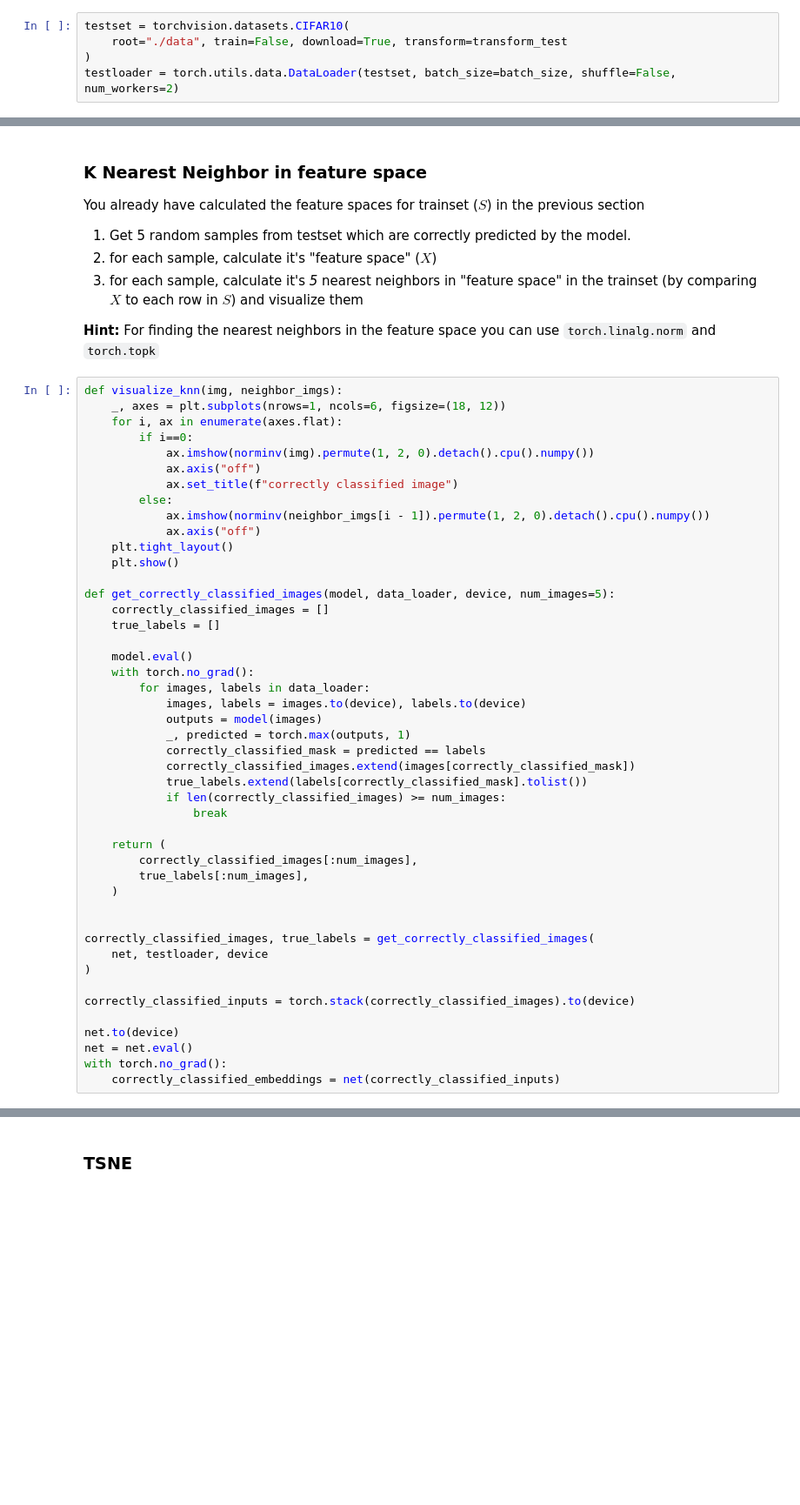
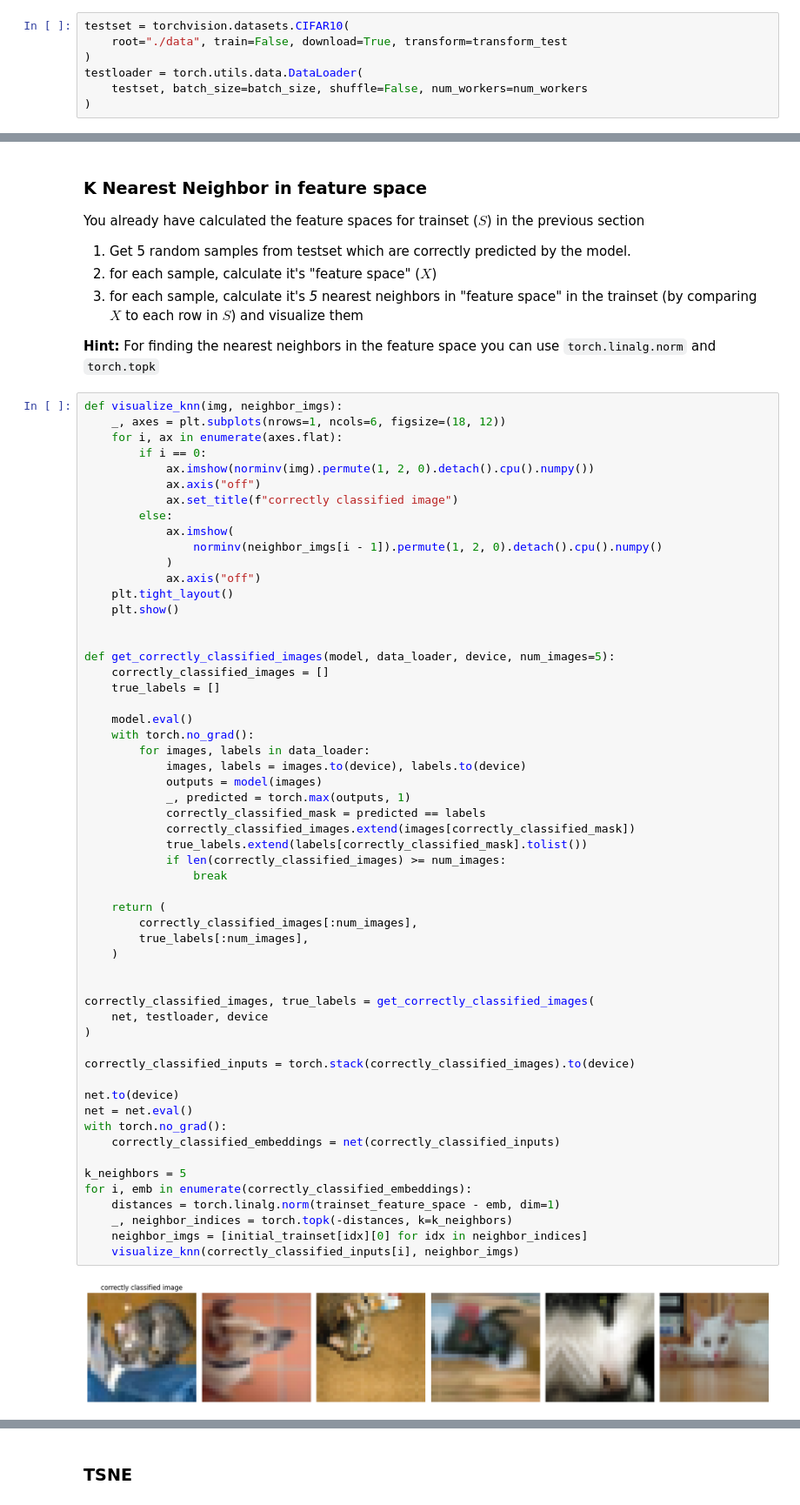
Before and after one commit to sehbeygi79/CIFAR10-Classification-Colorization, a Jupyter notebook: CIFAR10_Classification_And_Colorization.ipynb, the cells around one changed output, grey strips where cells are left out. Shown at 87% size. Saved outputs shown, nothing was run; the diff lists cells and outputs as text; blank space fills up the shorter version.

```diff
--- a/CIFAR10_Classification_And_Colorization.ipynb
+++ b/CIFAR10_Classification_And_Colorization.ipynb
@@ -114,7 +121,9 @@ valloader = torch.utils.data.DataLoader(valset, batch_size=batch_size, shuffle=F
 testset = torchvision.datasets.CIFAR10(
     root="./data", train=False, download=True, transform=transform_test
 )
-testloader = torch.utils.data.DataLoader(testset, batch_size=batch_size, shuffle=False, num_workers=2)
+testloader = torch.utils.data.DataLoader(
+    testset, batch_size=batch_size, shuffle=False, num_workers=num_workers
+)
 # %% [output]
 Files already downloaded and verified
 # %% [markdown]
@@ -756,45 +650,57 @@ You already have calculated the feature spaces for trainset ($S$) in the previou
 def visualize_knn(img, neighbor_imgs):
     _, axes = plt.subplots(nrows=1, ncols=6, figsize=(18, 12))
     for i, ax in enumerate(axes.flat):
-        if i==0:
+        if i == 0:
             ax.imshow(norminv(img).permute(1, 2, 0).detach().cpu().numpy())
             ax.axis("off")
             ax.set_title(f"correctly classified image")
         else:
-            ax.imshow(norminv(neighbor_imgs[i - 1]).permute(1, 2, 0).detach().cpu().numpy())
+            ax.imshow(
+                norminv(neighbor_imgs[i - 1]).permute(1, 2, 0).detach().cpu().numpy()
+            )
             ax.axis("off")
     plt.tight_layout()
     plt.show()
+
 
 def get_correctly_classified_images(model, data_loader, device, num_images=5):
     correctly_classified_images = []
     true_labels = []
 
     model.eval()
     with torch.no_grad():
         for images, labels in data_loader:
             images, labels = images.to(device), labels.to(device)
             outputs = model(images)
             _, predicted = torch.max(outputs, 1)
             correctly_classified_mask = predicted == labels
             correctly_classified_images.extend(images[correctly_classified_mask])
             true_labels.extend(labels[correctly_classified_mask].tolist())
             if len(correctly_classified_images) >= num_images:
                 break
 
     return (
         correctly_classified_images[:num_images],
         true_labels[:num_images],
     )
 
 
 correctly_classified_images, true_labels = get_correctly_classified_images(
     net, testloader, device
 )
 
 correctly_classified_inputs = torch.stack(correctly_classified_images).to(device)
 
 net.to(device)
 net = net.eval()
 with torch.no_grad():
     correctly_classified_embeddings = net(correctly_classified_inputs)
+
+k_neighbors = 5
+for i, emb in enumerate(correctly_classified_embeddings):
+    distances = torch.linalg.norm(trainset_feature_space - emb, dim=1)
+    _, neighbor_indices = torch.topk(-distances, k=k_neighbors)
+    neighbor_imgs = [initial_trainset[idx][0] for idx in neighbor_indices]
+    visualize_knn(correctly_classified_inputs[i], neighbor_imgs)
+# %% [output]
+[figure, added]
```
Also changed, not shown: parts of 34 cells of this notebook.
